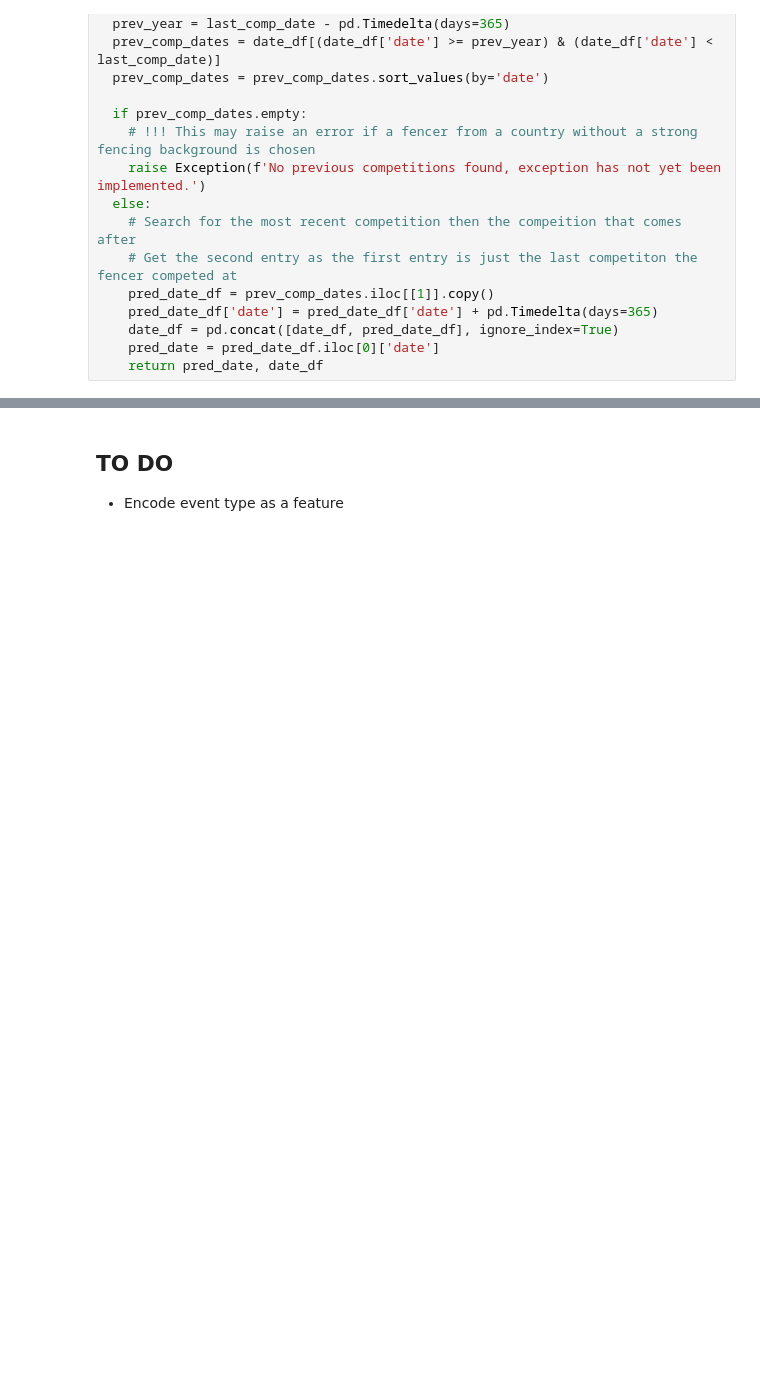
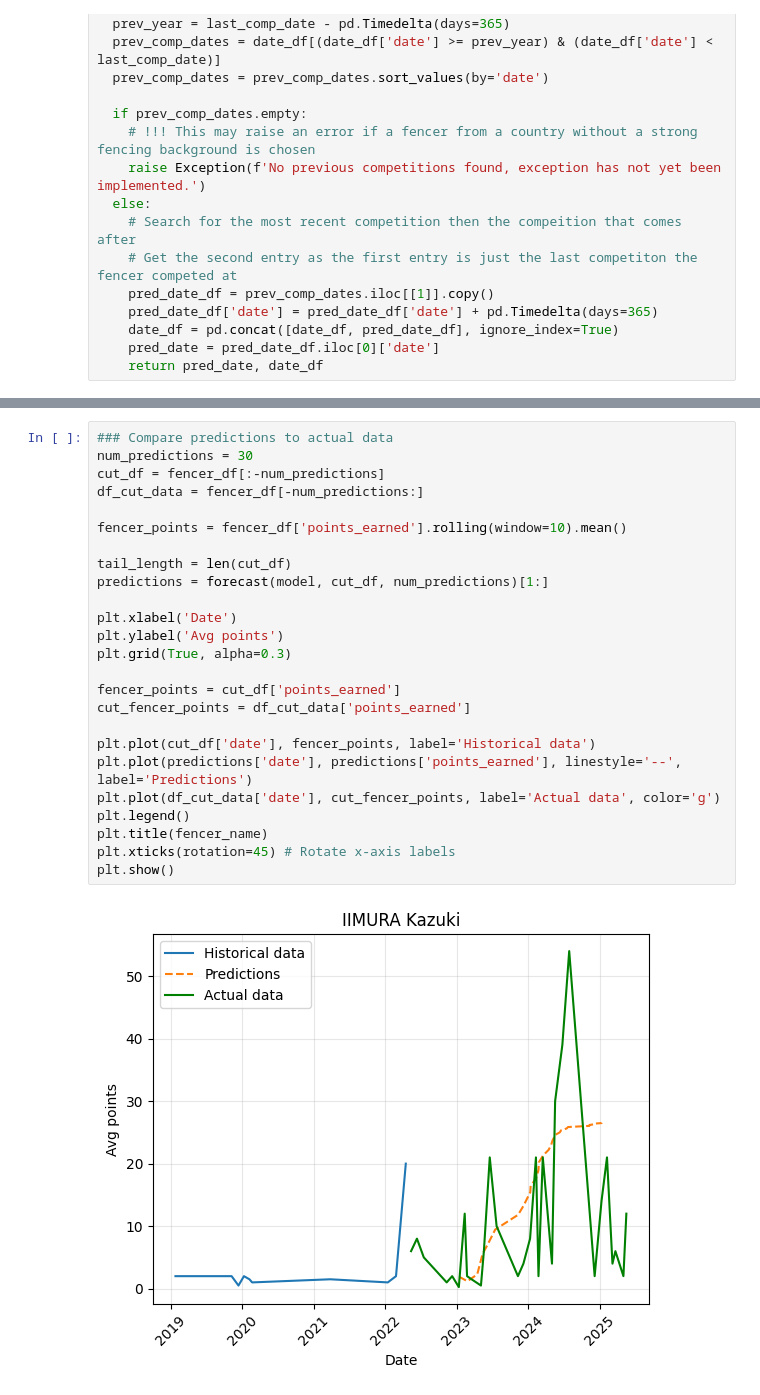
Before and after one commit to JoeL-8883/Fencing-Score-Predictor, a Jupyter notebook: predict_LSTM.ipynb, the cells around one changed output, grey strips where cells are left out. Drawn from its saved outputs; the diff is of its cells as text; blank space fills up the shorter version.

```diff
--- a/predict_LSTM.ipynb
+++ b/predict_LSTM.ipynb
@@ -477,3 +527,27 @@ plt.show()
-# %% [markdown]
-## TO DO
-- Encode event type as a feature
+# %%
+### Compare predictions to actual data
+num_predictions = 30
+cut_df = fencer_df[:-num_predictions]
+df_cut_data = fencer_df[-num_predictions:]
+
+fencer_points = fencer_df['points_earned'].rolling(window=10).mean()
+
+tail_length = len(cut_df)
+predictions = forecast(model, cut_df, num_predictions)[1:]
+
+plt.xlabel('Date')
+plt.ylabel('Avg points')
+plt.grid(True, alpha=0.3)
+
+fencer_points = cut_df['points_earned']
+cut_fencer_points = df_cut_data['points_earned']
+
+plt.plot(cut_df['date'], fencer_points, label='Historical data')
+plt.plot(predictions['date'], predictions['points_earned'], linestyle='--', label='Predictions')
+plt.plot(df_cut_data['date'], cut_fencer_points, label='Actual data', color='g')
+plt.legend()
+plt.title(fencer_name)
+plt.xticks(rotation=45) # Rotate x-axis labels
+plt.show()
+# %% [output]
+[figure, added]
```
Also changed, not shown: parts of 11 cells of this notebook.
